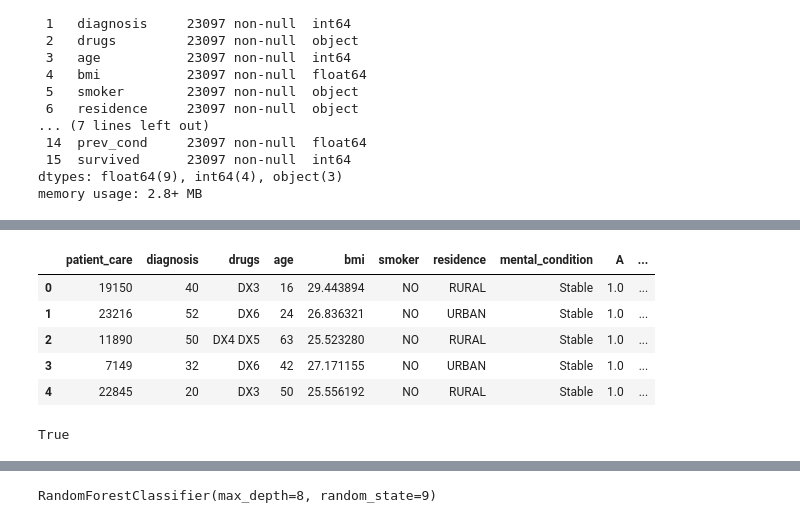
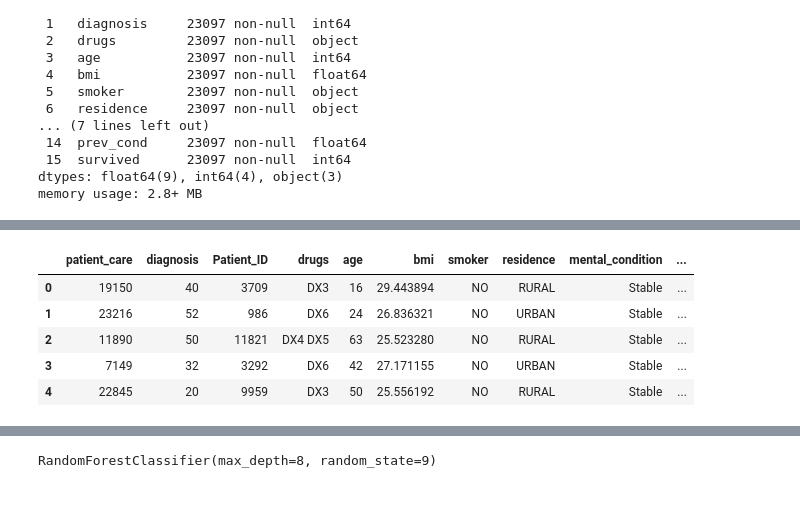
Before and after one commit to monyonko/survival_chance, a Jupyter notebook: survival_chance.ipynb, the cells around one changed output, grey strips where cells are left out. Drawn from its saved outputs; the diff is of its cells as text; code cells hidden in the pictures.

```diff
--- a/survival_chance.ipynb
+++ b/survival_chance.ipynb
@@ -380,2 +380,0 @@ pTrain, pTest, pTrain, pTest = train_test_split(x, y, test_size = 0.3, random_st
-# %%
-testable_data = dtest_data.append(pTest)
@@ -414,13 +418,9 @@ testable_data.drop('Patient_ID',axis=1, inplace=True)
 # %%
-testable_data.head()
+dtest_data.head()
 # %% [output]
-|  | patient_care | diagnosis | drugs | age | bmi | smoker | residence | mental_condition | A | ... |
-| 0 | 19150 | 40 | DX3 | 16 | 29.443894 | NO | RURAL | Stable | 1.0 | ... |
-| 1 | 23216 | 52 | DX6 | 24 | 26.836321 | NO | URBAN | Stable | 1.0 | ... |
-| 2 | 11890 | 50 | DX4 DX5 | 63 | 25.523280 | NO | RURAL | Stable | 1.0 | ... |
-| 3 | 7149 | 32 | DX6 | 42 | 27.171155 | NO | URBAN | Stable | 1.0 | ... |
-| 4 | 22845 | 20 | DX3 | 50 | 25.556192 | NO | RURAL | Stable | 1.0 | ... |
+|  | patient_care | diagnosis | Patient_ID | drugs | age | bmi | smoker | residence | mental_condition | ... |
+| 0 | 19150 | 40 | 3709 | DX3 | 16 | 29.443894 | NO | RURAL | Stable | ... |
+| 1 | 23216 | 52 | 986 | DX6 | 24 | 26.836321 | NO | URBAN | Stable | ... |
+| 2 | 11890 | 50 | 11821 | DX4 DX5 | 63 | 25.523280 | NO | RURAL | Stable | ... |
+| 3 | 7149 | 32 | 3292 | DX6 | 42 | 27.171155 | NO | URBAN | Stable | ... |
+| 4 | 22845 | 20 | 9959 | DX3 | 50 | 25.556192 | NO | RURAL | Stable | ... |
-# %%
-len(testable_data) == len(test_data) + len(pTest)
-# %% [output]
-True
```
Also changed, not shown: parts of 37 cells of this notebook.
